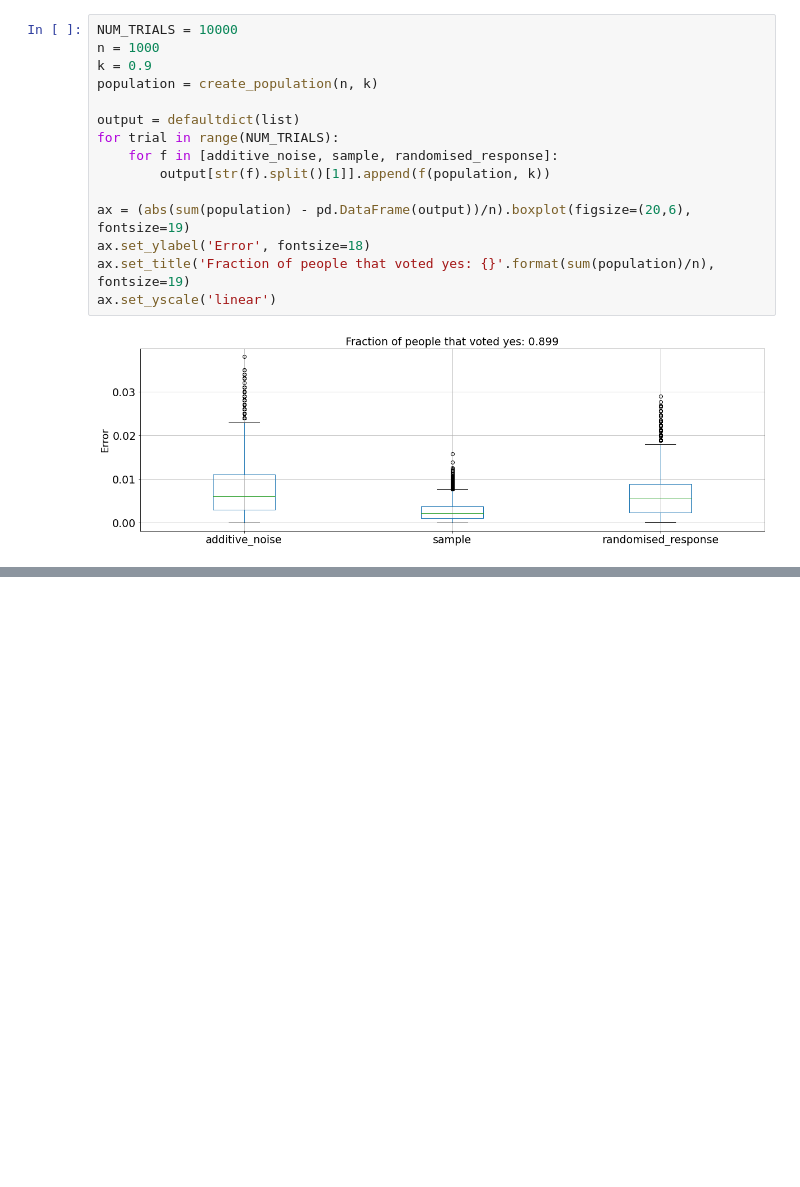
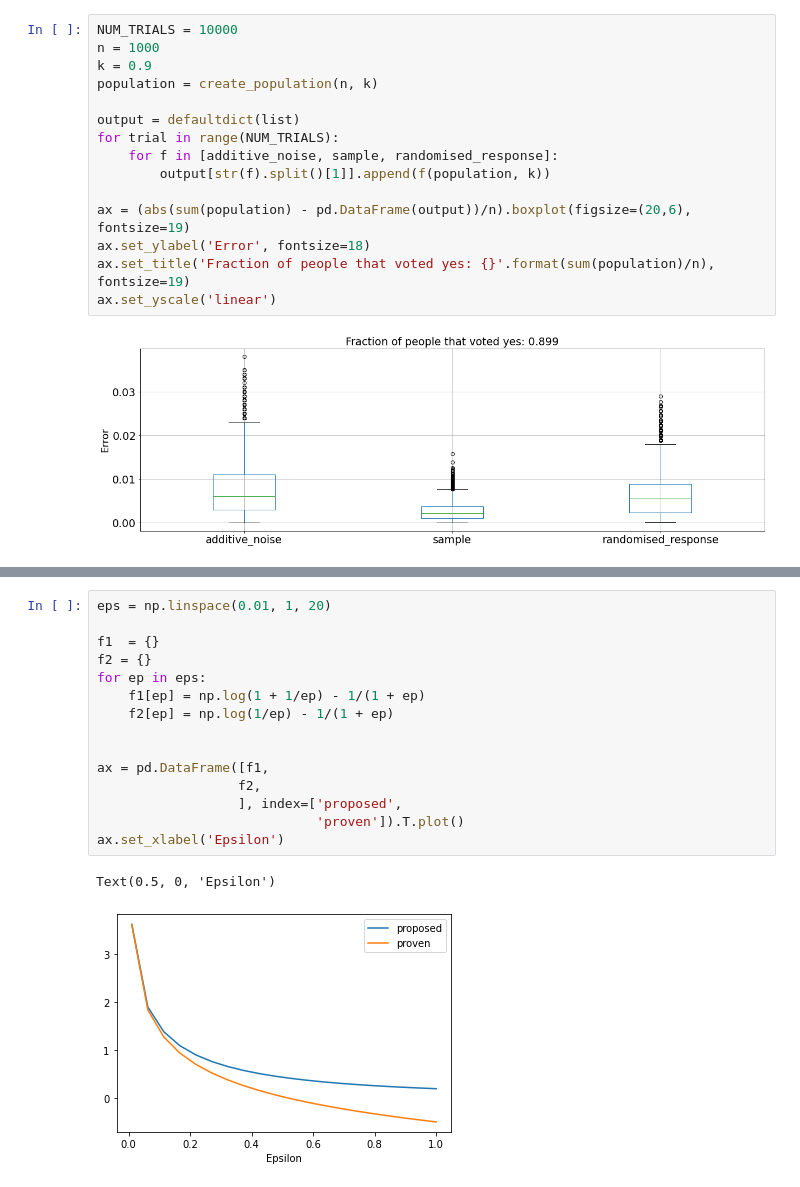
Before and after one commit to abiswas3/differentialprivacy, a Jupyter notebook: notebooks/mean_estimation/SanityCheckExperiment.ipynb, the cells around one changed output, grey strips where cells are left out. Saved outputs shown, nothing was run; the diff lists cells and outputs as text; blank space fills up the shorter version.

```diff
--- a/notebooks/mean_estimation/SanityCheckExperiment.ipynb
+++ b/notebooks/mean_estimation/SanityCheckExperiment.ipynb
@@ -143,0 +169,18 @@ ax.set_yscale('linear')
+# %%
+eps = np.linspace(0.01, 1, 20)
+
+f1  = {}
+f2 = {}
+for ep in eps:
+    f1[ep] = np.log(1 + 1/ep) - 1/(1 + ep)
+    f2[ep] = np.log(1/ep) - 1/(1 + ep)
+
+
+ax = pd.DataFrame([f1,
+                  f2,
+                  ], index=['proposed',
+                            'proven']).T.plot()
+ax.set_xlabel('Epsilon')
+# %% [output]
+Text(0.5, 0, 'Epsilon')
+[figure, added]
```
Also changed, not shown: parts of 2 cells of this notebook, 5 other files.
